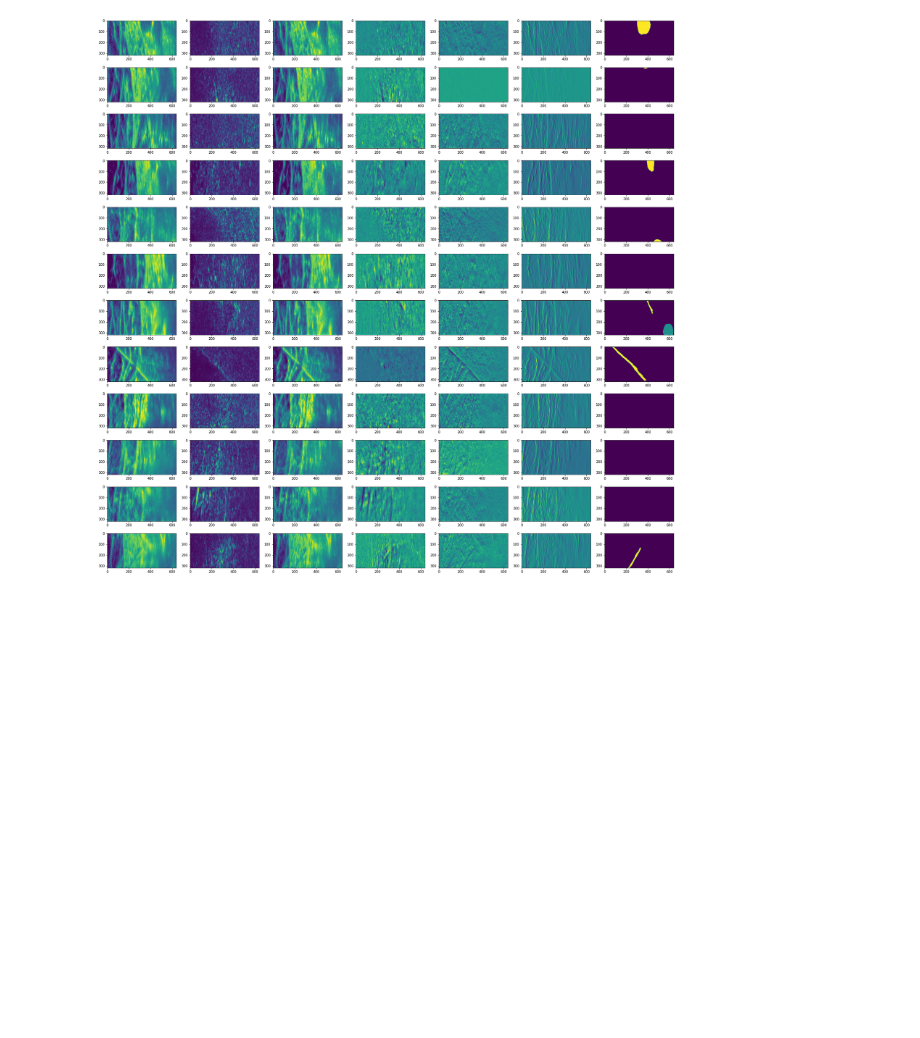
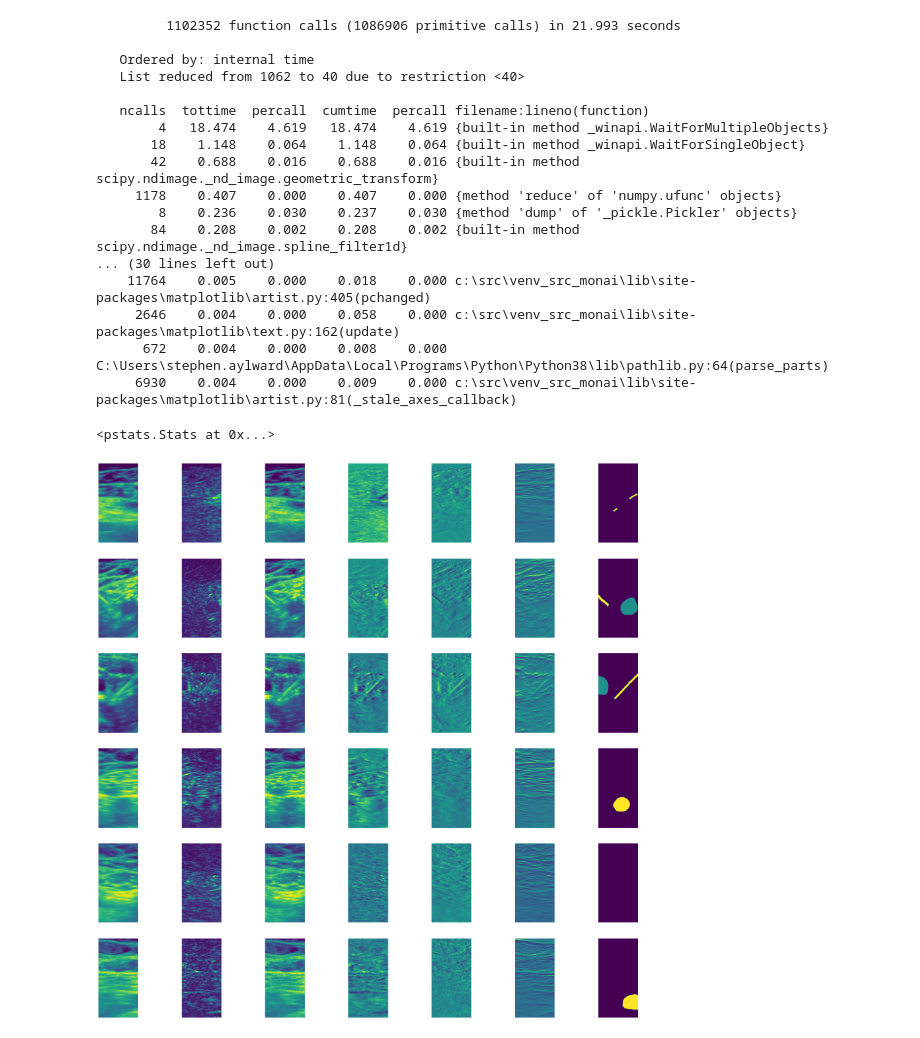
Before and after one commit to KitwareMedical/itkARGUS-DARPA-POCUS_AI-Archive, a Jupyter notebook: PNB/Experiments/ARUNet-Needle/ARUNet-ARGUS_Needle_Network_Training.ipynb, the cells around one changed output. Saved outputs shown, nothing was run; the diff lists cells and outputs as text; code cells hidden in the pictures; blank space fills up the shorter version.

```diff
--- a/PNB/Experiments/ARUNet-Needle/ARUNet-ARGUS_Needle_Network_Training.ipynb
+++ b/PNB/Experiments/ARUNet-Needle/ARUNet-ARGUS_Needle_Network_Training.ipynb
@@ -38,5 +63,28 @@ nnet.view_training_image(0)
 # %%
+profiler = cProfile.Profile()
+profiler.enable()
 nnet.view_training_vfold_batch(0)
+profiler.disable()
+stats = pstats.Stats(profiler).sort_stats('tottime')
+stats.print_stats(40)
 # %% [output]
+         1102352 function calls (1086906 primitive calls) in 21.993 seconds
+
+   Ordered by: internal time
+   List reduced from 1062 to 40 due to restriction <40>
+
+   ncalls  tottime  percall  cumtime  percall filename:lineno(function)
+        4   18.474    4.619   18.474    4.619 {built-in method _winapi.WaitForMultipleObjects}
+       18    1.148    0.064    1.148    0.064 {built-in method _winapi.WaitForSingleObject}
+       42    0.688    0.016    0.688    0.016 {built-in method scipy.ndimage._nd_image.geometric_transform}
+     1178    0.407    0.000    0.407    0.000 {method 'reduce' of 'numpy.ufunc' objects}
+        8    0.236    0.030    0.237    0.030 {method 'dump' of '_pickle.Pickler' objects}
+       84    0.208    0.002    0.208    0.002 {built-in method scipy.ndimage._nd_image.spline_filter1d}
+... (30 lines left out)
+    11764    0.005    0.000    0.018    0.000 c:\src\venv_src_monai\lib\site-packages\matplotlib\artist.py:405(pchanged)
+     2646    0.004    0.000    0.058    0.000 c:\src\venv_src_monai\lib\site-packages\matplotlib\text.py:162(update)
+      672    0.004    0.000    0.008    0.000 C:\Users\stephen.aylward\AppData\Local\Programs\Python\Python38\lib\pathlib.py:64(parse_parts)
+     6930    0.004    0.000    0.009    0.000 c:\src\venv_src_monai\lib\site-packages\matplotlib\artist.py:81(_stale_axes_callback)
+<pstats.Stats at 0x...>
-[figure, old version]
+[figure, new version]
 # %%
```
Also changed, not shown: parts of 3 cells of this notebook, 2 other files.
